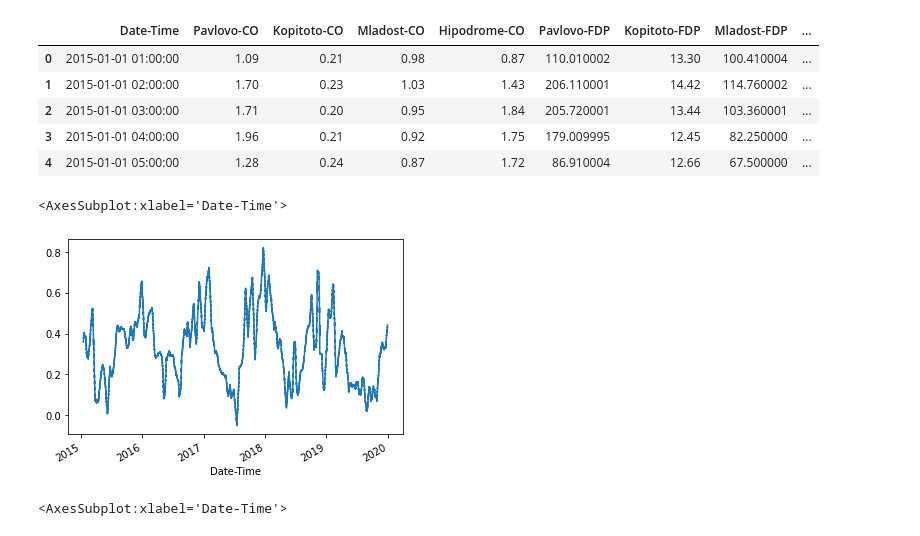
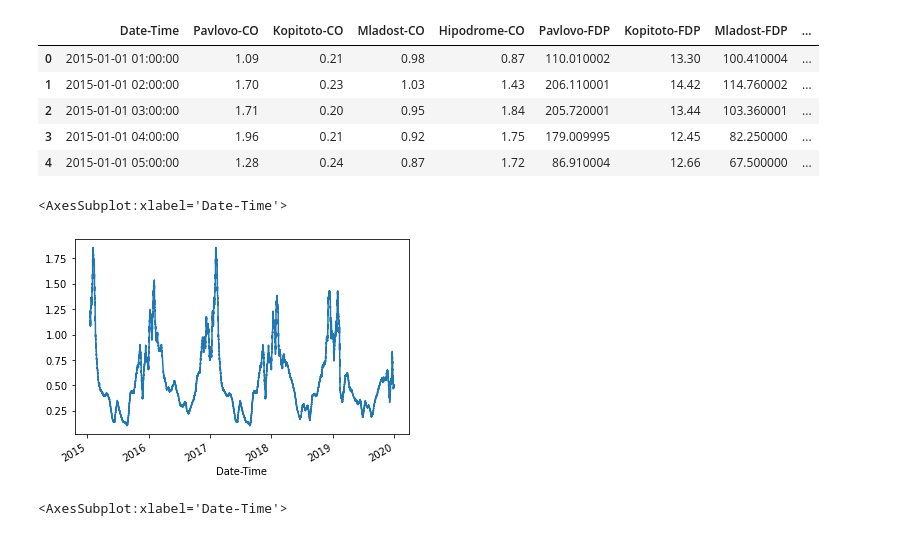
Before and after one commit to TsvetoslavVasev/BIgDataCourseProject, a Jupyter notebook: SofiaAirQuality.ipynb, the cells around one changed output. Saved outputs shown, nothing was run; the diff lists cells and outputs as text; code cells hidden in the pictures.

```diff
--- a/SofiaAirQuality.ipynb
+++ b/SofiaAirQuality.ipynb
@@ -438,10 +438,10 @@ air_quality_df.head()
 | 3 | 2015-01-01 04:00:00 | 1.96 | 0.21 | 0.92 | 1.75 | 179.009995 | 12.45 | 82.250000 | ... |
 | 4 | 2015-01-01 05:00:00 | 1.28 | 0.24 | 0.87 | 1.72 | 86.910004 | 12.66 | 67.500000 | ... |
 # %%
-air_quality_df.set_index("Date-Time")['Kopitoto-CO'].rolling(365).mean().plot()
+air_quality_df.set_index("Date-Time")['Mladost-CO'].rolling(365).mean().plot()
 # %% [output]
 <AxesSubplot:xlabel='Date-Time'>
-[figure, old version]
+[figure, new version]
 # %%
 fig, axs = plt.subplots(figsize=(36, 12))
 air_quality_df.groupby(air_quality_df["Date-Time"].dt.year)["Pavlovo-CO", "Kopitoto-CO", "Mladost-CO", "Hipodrome-CO"].mean().plot(kind='bar', rot=0, ax=axs)
```
Also changed, not shown: parts of 27 cells of this notebook.
